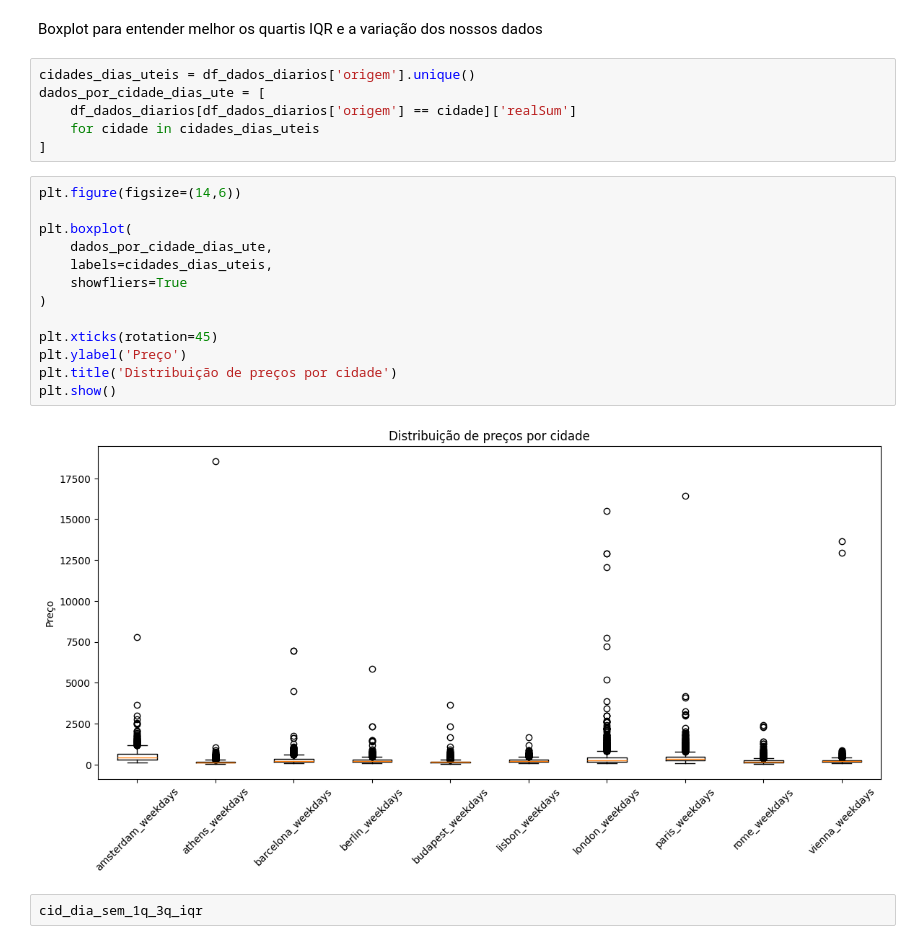
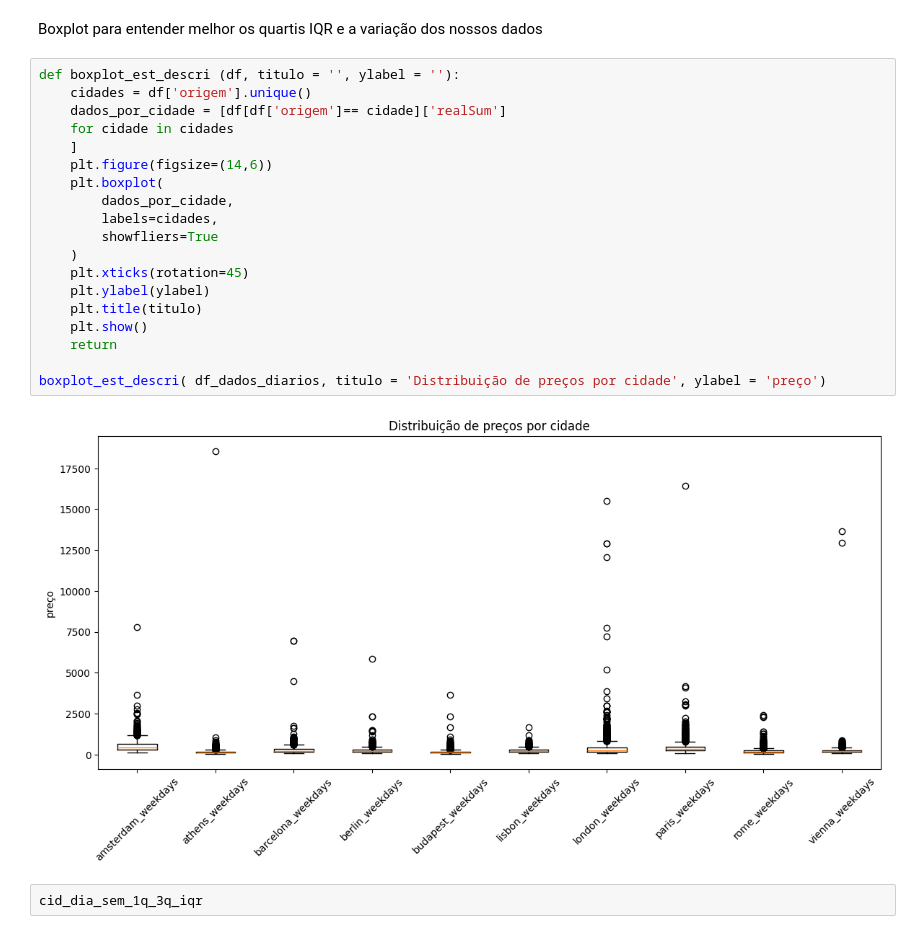
Before and after one commit to walleceoli/airbnb-europe-insights-, a Jupyter notebook: analise.ipynb, the cells around one changed output. Cells and saved outputs as stored; diff of their text form.

```diff
--- a/analise.ipynb
+++ b/analise.ipynb
@@ -689,27 +692,27 @@ cid_dia_sem_1q_3q_iqr
 | vienna_weekdays | 162.213963 | 266.636281 | 104.422317 |
 # %% [markdown]
 Boxplot para entender melhor os quartis IQR e a variação dos nossos dados
-# %%
-cidades_dias_uteis = df_dados_diarios['origem'].unique()
-dados_por_cidade_dias_ute = [
-    df_dados_diarios[df_dados_diarios['origem'] == cidade]['realSum']
-    for cidade in cidades_dias_uteis
-]
-# %%
-plt.figure(figsize=(14,6))
-
-plt.boxplot(
-    dados_por_cidade_dias_ute,
-    labels=cidades_dias_uteis,
-    showfliers=True
-)
-
-plt.xticks(rotation=45)
-plt.ylabel('Preço')
-plt.title('Distribuição de preços por cidade')
-plt.show()
-# %% [output]
-[figure, removed]
+# %%
+def boxplot_est_descri (df, titulo = '', ylabel = ''):
+    cidades = df['origem'].unique()
+    dados_por_cidade = [df[df['origem']== cidade]['realSum']
+    for cidade in cidades
+    ]
+    plt.figure(figsize=(14,6))
+    plt.boxplot(
+        dados_por_cidade,
+        labels=cidades,
+        showfliers=True
+    )
+    plt.xticks(rotation=45)
+    plt.ylabel(ylabel)
+    plt.title(titulo)
+    plt.show()
+    return
+
+boxplot_est_descri( df_dados_diarios, titulo = 'Distribuição de preços por cidade', ylabel = 'preço')
+# %% [output]
+[figure, added]
 # %%
 cid_dia_sem_1q_3q_iqr
 # %% [output]
```
Also changed, not shown: parts of 21 cells of this notebook.
